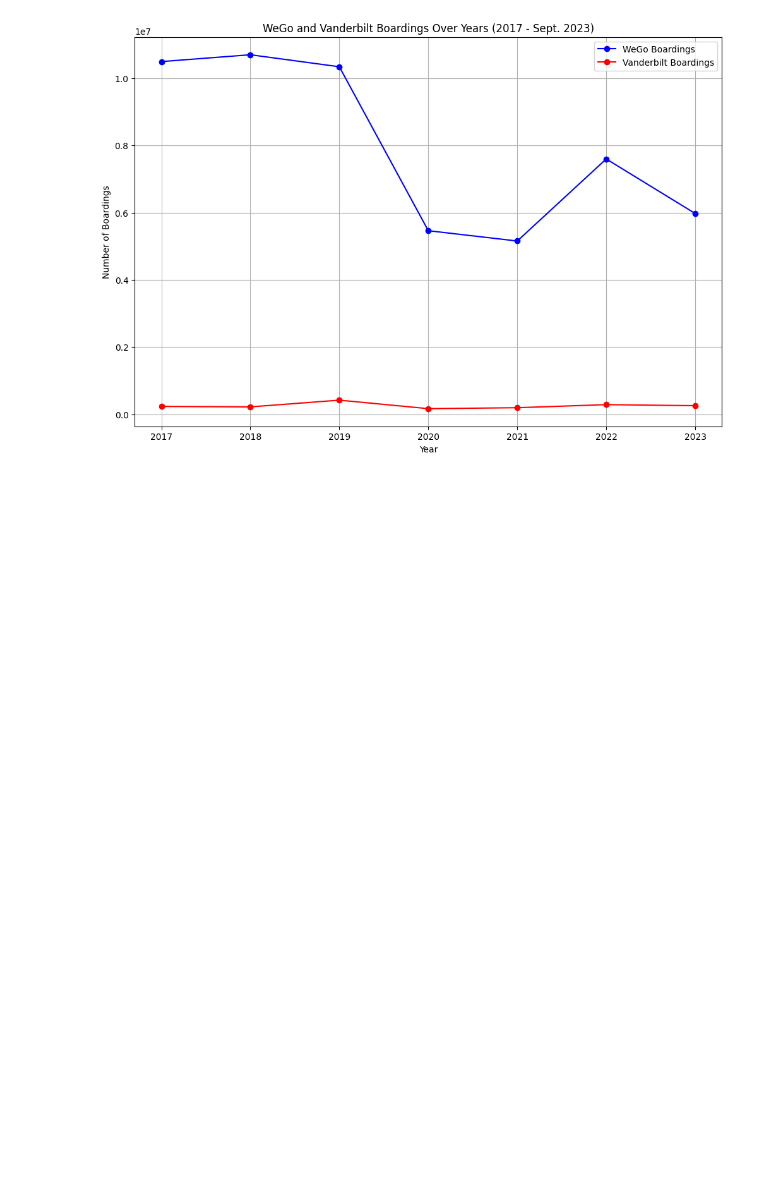
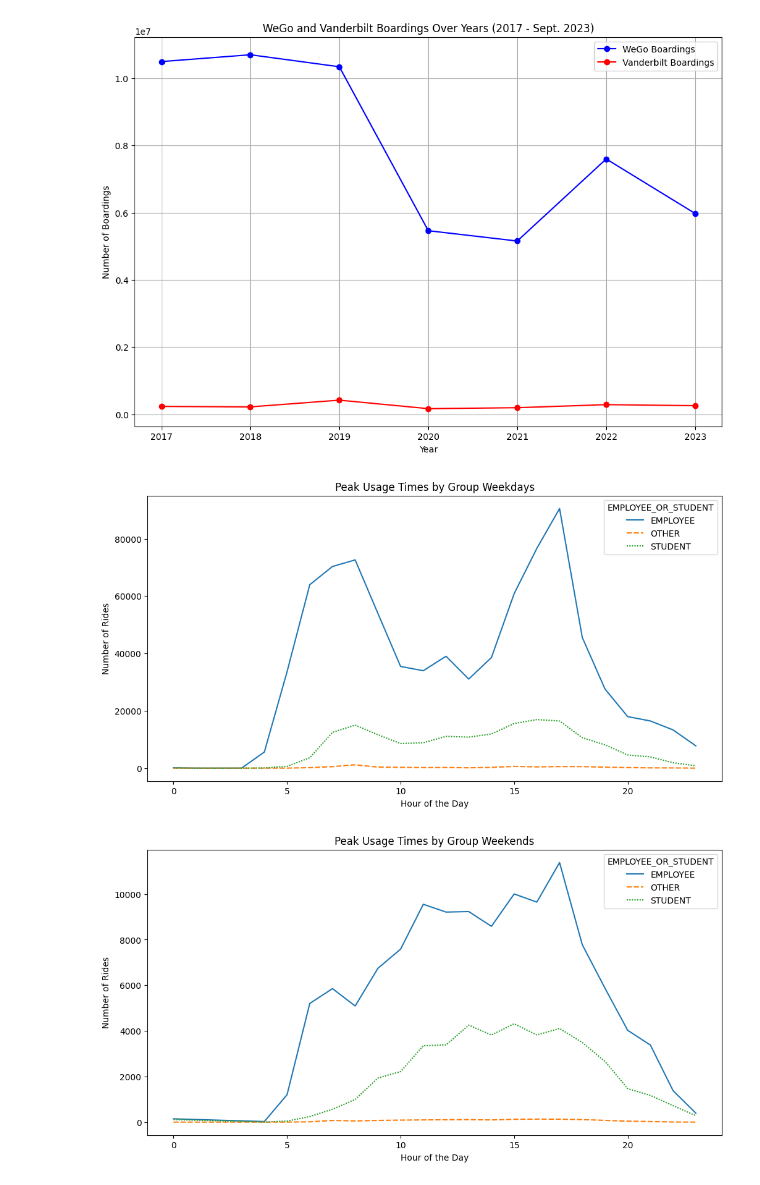
Before and after one commit to SySyAli/vanderbilt_movevu, a Jupyter notebook: testing/testing2.ipynb, the cells around one changed output. Saved outputs shown, nothing was run; the diff lists cells and outputs as text; code cells hidden in the pictures; blank space fills up the shorter version.

```diff
--- a/testing/testing2.ipynb
+++ b/testing/testing2.ipynb
@@ -1182,0 +1186,35 @@ df_2022 = df_cleaned[df_cleaned['YEAR'] == 2022]
+# %%
+# generate a line graph that shows employee vs student vs other transit ridership on the weekdays
+
+# Aggregate rides by hour and status WEEKDAYS
+
+df_cleaned_weekdays = df_cleaned[df_cleaned['Weekday'] < 5]
+
+peak_usage_weekdays = df_cleaned_weekdays.groupby(['Hour', 'EMPLOYEE_OR_STUDENT']).size().unstack(fill_value=0)
+#print("Peak Usage Times by Group")
+#print(peak_usage)
+
+# Plot for peak usage
+plt.figure(figsize=(12, 6))
+sns.lineplot(data=peak_usage_weekdays)
+plt.title('Peak Usage Times by Group Weekdays')
+plt.xlabel('Hour of the Day')
+plt.ylabel('Number of Rides')
+plt.show()
+
+df_cleaned_weekends = df_cleaned[df_cleaned['Weekday'] >= 5]
+
+peak_usage_weekends = df_cleaned_weekends.groupby(['Hour', 'EMPLOYEE_OR_STUDENT']).size().unstack(fill_value=0)
+#print("Peak Usage Times by Group")
+#print(peak_usage)
+
+# Plot for peak usage
+plt.figure(figsize=(12, 6))
+sns.lineplot(data=peak_usage_weekends)
+plt.title('Peak Usage Times by Group Weekends')
+plt.xlabel('Hour of the Day')
+plt.ylabel('Number of Rides')
+plt.show()
+# %% [output]
+[figure, added]
+[figure, added]
```
Also changed, not shown: parts of 4 cells of this notebook, 1 other file.
